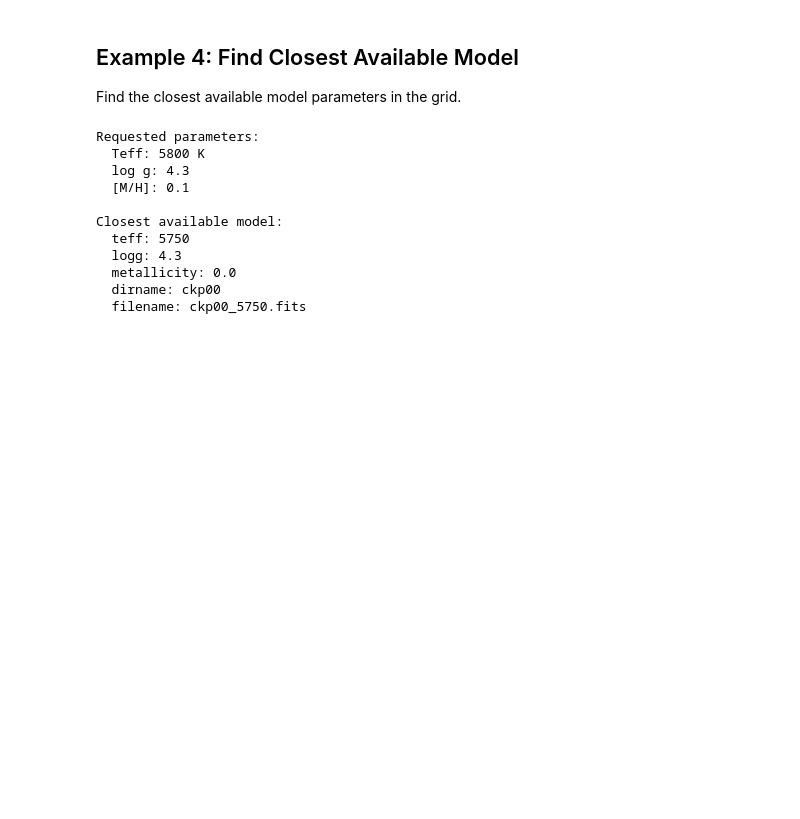
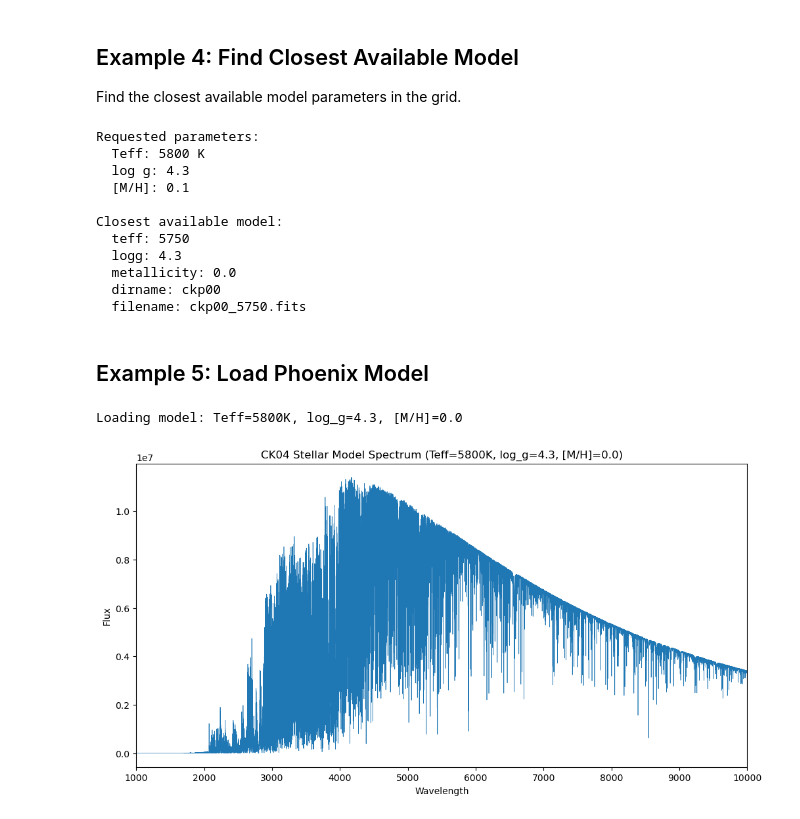
Before and after one commit to ritviksainarayan/starfuSED, a Jupyter notebook: example_usage.ipynb, the cells around one changed output. Cells and saved outputs as stored; diff of their text form; code cells hidden in the pictures; blank space fills up the shorter version.

```diff
--- a/example_usage.ipynb
+++ b/example_usage.ipynb
@@ -162,3 +162,25 @@ Closest available model:
   metallicity: 0.0
   dirname: ckp00
   filename: ckp00_5750.fits
+# %% [markdown]
+## Example 5: Load Phoenix Model
+# %%
+model = StellarModel(grid='phoenix')
+
+spectrum = model.load_model(
+    teff=5800,
+    logg=4.3,
+    metallicity=0.0
+)
+# %% [output]
+Loading model: Teff=5800K, log_g=4.3, [M/H]=0.0
+# %%
+plt.figure(figsize=(12, 6))
+plt.plot(spectrum['wavelength'], spectrum['flux'], linewidth=0.5)
+plt.xlabel('Wavelength')
+plt.ylabel('Flux')
+plt.title('CK04 Stellar Model Spectrum (Teff=5800K, log_g=4.3, [M/H]=0.0)')
+plt.xlim(1000, 10000)
+plt.show()
+# %% [output]
+[figure, added]
```
Also changed, not shown: parts of 1 cell of this notebook.
